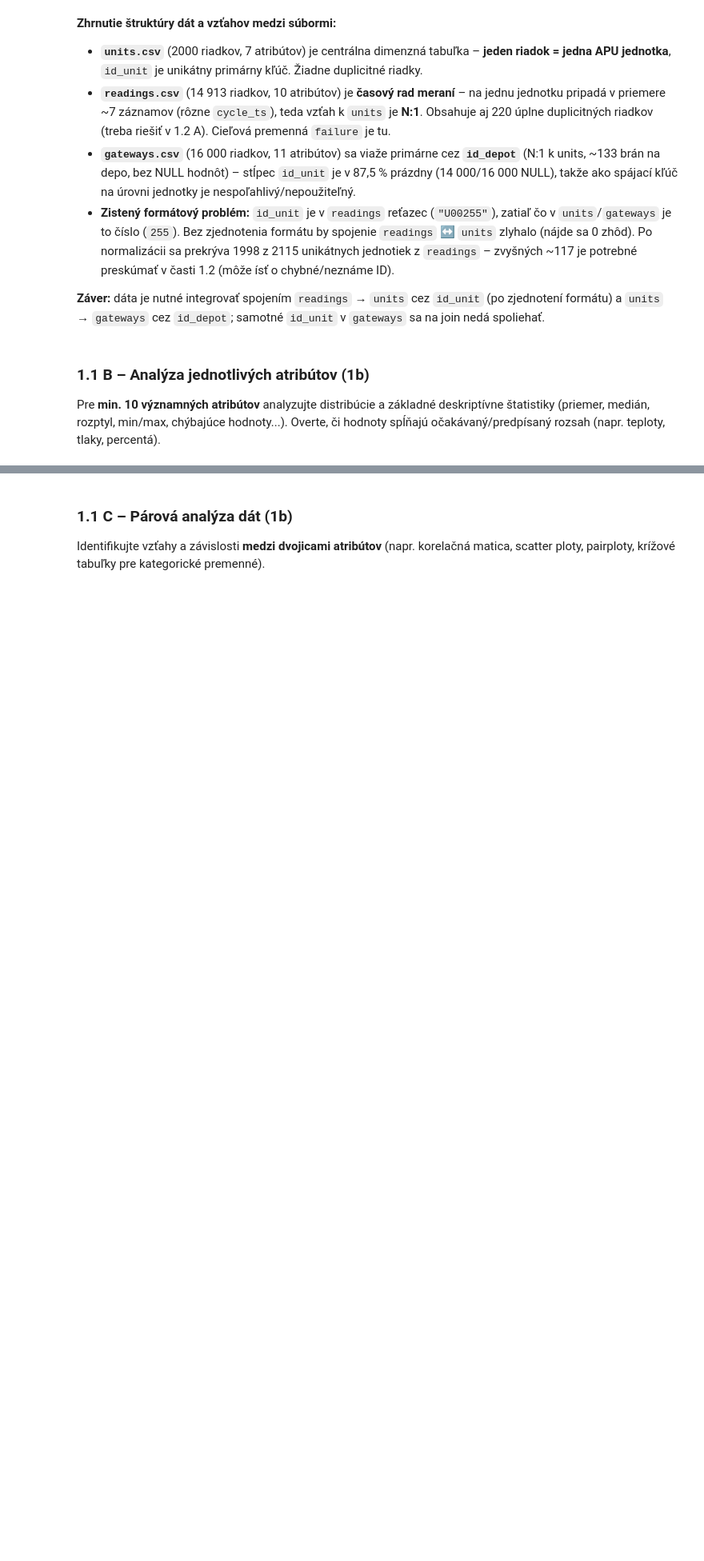
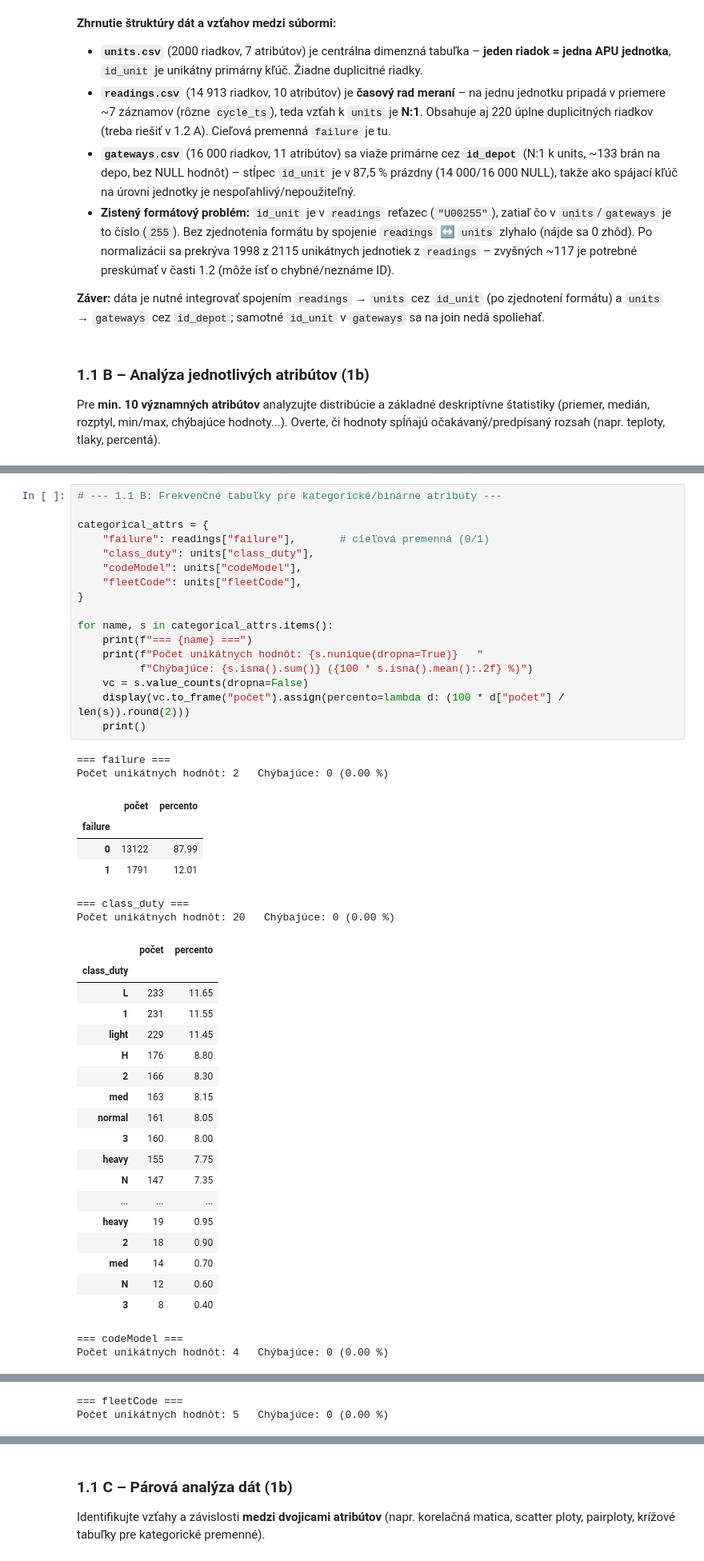
Before and after one commit to samuel-ivan05/IAU_zadanie, a Jupyter notebook: IAU-project.ipynb, the cells around one changed output, grey strips where cells are left out. Shown at 80% size. Saved outputs shown, nothing was run; the diff lists cells and outputs as text; blank space fills up the shorter version.

```diff
--- a/IAU-project.ipynb
+++ b/IAU-project.ipynb
@@ -154,0 +223,46 @@ Pre **min. 10 významných atribútov** analyzujte distribúcie a základné des
+# %%
+# --- 1.1 B: Frekvenčné tabuľky pre kategorické/binárne atribúty ---
+
+categorical_attrs = {
+    "failure": readings["failure"],       # cieľová premenná (0/1)
+    "class_duty": units["class_duty"],
+    "codeModel": units["codeModel"],
+    "fleetCode": units["fleetCode"],
+}
+
+for name, s in categorical_attrs.items():
+    print(f"=== {name} ===")
+    print(f"Počet unikátnych hodnôt: {s.nunique(dropna=True)}   "
+          f"Chýbajúce: {s.isna().sum()} ({100 * s.isna().mean():.2f} %)")
+    vc = s.value_counts(dropna=False)
+    display(vc.to_frame("počet").assign(percento=lambda d: (100 * d["počet"] / len(s)).round(2)))
+    print()
+# %% [output]
+=== failure ===
+Počet unikátnych hodnôt: 2   Chýbajúce: 0 (0.00 %)
+|  | počet | percento |
+| failure |  |  |
+| 0 | 13122 | 87.99 |
+| 1 | 1791 | 12.01 |
+=== class_duty ===
+Počet unikátnych hodnôt: 20   Chýbajúce: 0 (0.00 %)
+|  | počet | percento |
+| class_duty |  |  |
+| L | 233 | 11.65 |
+| 1 | 231 | 11.55 |
+| light | 229 | 11.45 |
+| H | 176 | 8.80 |
+| 2 | 166 | 8.30 |
+| med | 163 | 8.15 |
+| normal | 161 | 8.05 |
+| 3 | 160 | 8.00 |
+| heavy | 155 | 7.75 |
+| N | 147 | 7.35 |
+| ... | ... | ... |
+| heavy | 19 | 0.95 |
+| 2 | 18 | 0.90 |
+| med | 14 | 0.70 |
+| N | 12 | 0.60 |
+| 3 | 8 | 0.40 |
+=== codeModel ===
+Počet unikátnych hodnôt: 4   Chýbajúce: 0 (0.00 %)
@@ -154,0 +275,2 @@ Pre **min. 10 významných atribútov** analyzujte distribúcie a základné des
+=== fleetCode ===
+Počet unikátnych hodnôt: 5   Chýbajúce: 0 (0.00 %)
```
Also changed, not shown: parts of 5 cells of this notebook.
